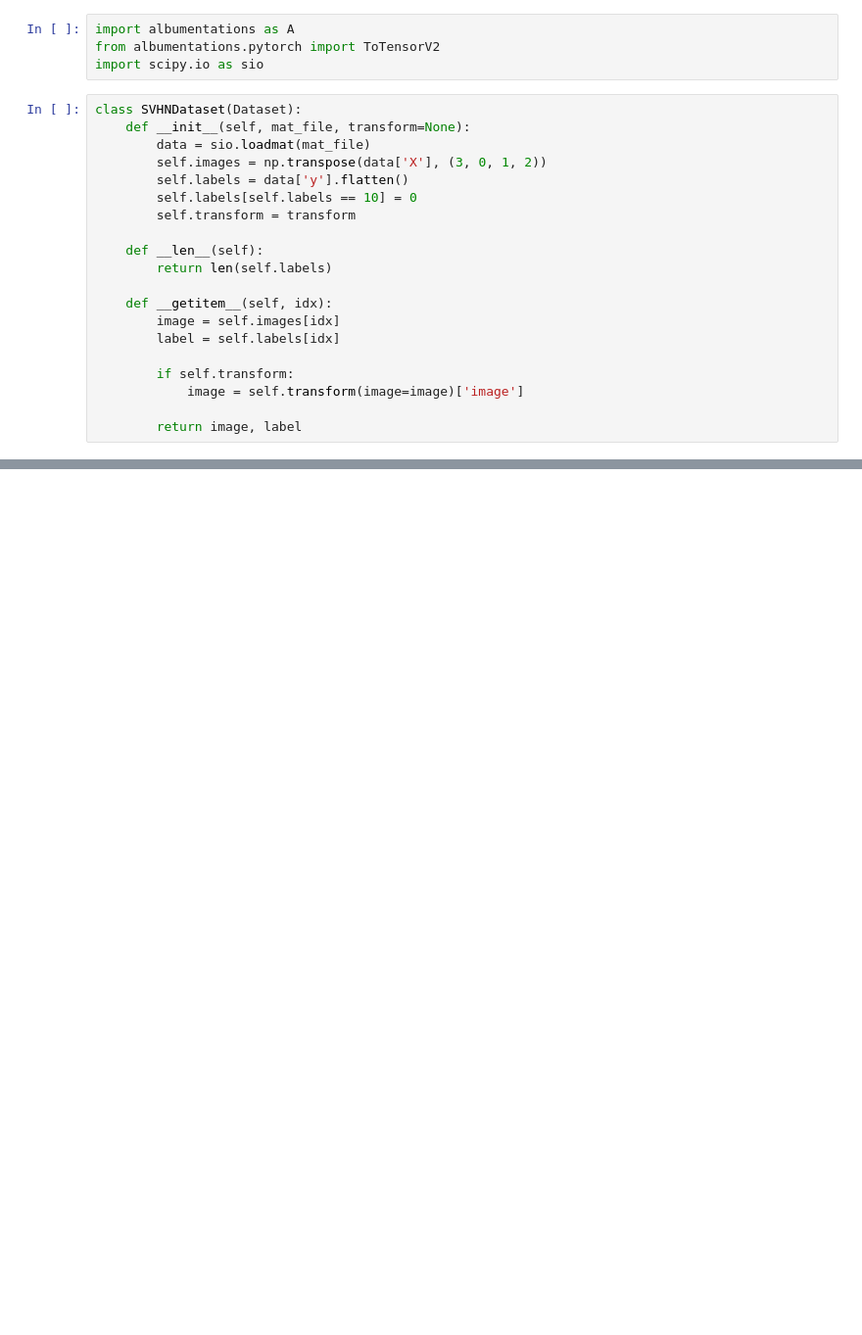
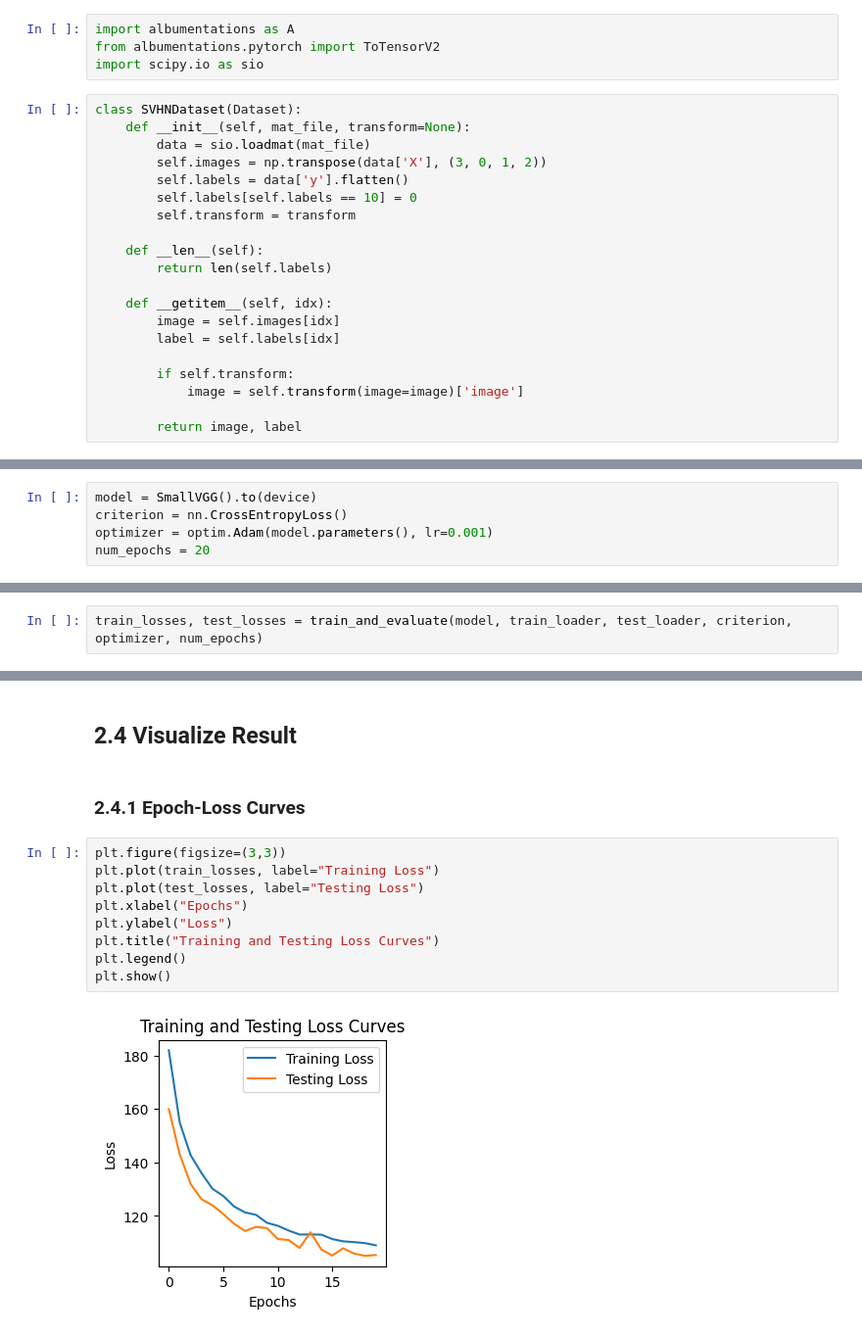
Before and after one commit to hyz-courses/CISC3024-Pattern-Recognition, a Jupyter notebook: Final_Project/main.ipynb, the cells around one changed output, grey strips where cells are left out. Shown at 98% size. Saved outputs shown, nothing was run; the diff lists cells and outputs as text; blank space fills up the shorter version.

```diff
--- a/Final_Project/main.ipynb
+++ b/Final_Project/main.ipynb
@@ -149,0 +160,5 @@ RuntimeError: Given groups=1, weight of size [8, 1, 3, 3], expected input[1, 3,
+# %%
+model = SmallVGG().to(device)
+criterion = nn.CrossEntropyLoss()
+optimizer = optim.Adam(model.parameters(), lr=0.001)
+num_epochs = 20
@@ -149,0 +209,2 @@ RuntimeError: Given groups=1, weight of size [8, 1, 3, 3], expected input[1, 3,
+# %%
+train_losses, test_losses = train_and_evaluate(model, train_loader, test_loader, criterion, optimizer, num_epochs)
@@ -149,0 +225,15 @@ RuntimeError: Given groups=1, weight of size [8, 1, 3, 3], expected input[1, 3,
+# %% [markdown]
+## 2.4 Visualize Result
+# %% [markdown]
+### 2.4.1 Epoch-Loss Curves
+# %%
+plt.figure(figsize=(3,3))
+plt.plot(train_losses, label="Training Loss")
+plt.plot(test_losses, label="Testing Loss")
+plt.xlabel("Epochs")
+plt.ylabel("Loss")
+plt.title("Training and Testing Loss Curves")
+plt.legend()
+plt.show()
+# %% [output]
+[figure, added]
```
Also changed, not shown: parts of 19 cells of this notebook.
